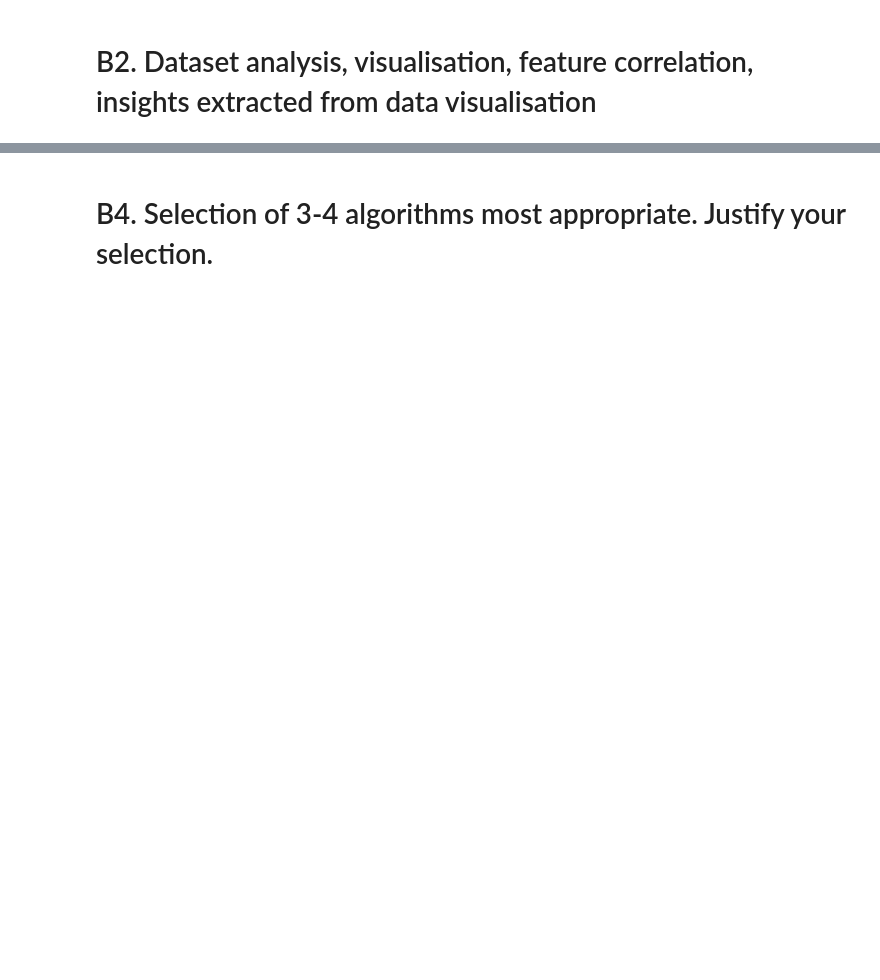
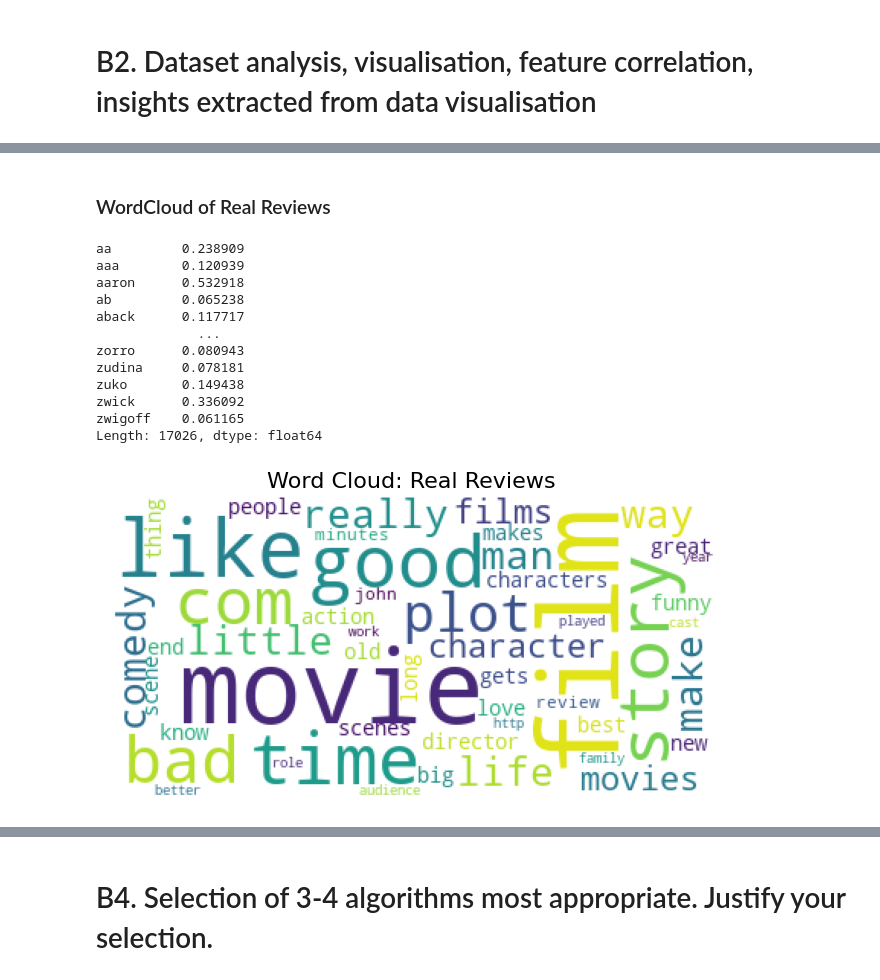
Before and after one commit to nilooy5/Fake_Movie_Review_Predictor, a Jupyter notebook: fake_movie_predictor.ipynb, the cells around one changed output, grey strips where cells are left out. Cells and saved outputs as stored; diff of their text form; code cells hidden in the pictures; blank space fills up the shorter version.

```diff
--- a/fake_movie_predictor.ipynb
+++ b/fake_movie_predictor.ipynb
@@ -103,0 +194,38 @@ print(reviews.head())
+# %% [markdown]
+### WordCloud of Real Reviews
+# %%
+# take rows where lable is 1
+real_reviews = reviews[reviews['label'] == 1]
+
+corpus = real_reviews['text'].tolist()
+
+vectorizer = TfidfVectorizer(stop_words='english')
+vecs = vectorizer.fit_transform(corpus)
+feature_names = vectorizer.get_feature_names()
+dense = vecs.todense()
+lst1 = dense.tolist()
+df = pd.DataFrame(lst1, columns=feature_names)
+print(df.T.sum(axis=1))
+cloud = WordCloud(background_color="white", max_words=50).generate_from_frequencies(df.T.sum(axis=1))
+plt.gca().imshow(cloud)
+plt.gca().set_title('Word Cloud: Real Reviews', fontdict=dict(size=16))
+plt.gca().axis('off')
+plt.subplots_adjust(wspace=0, hspace=0)
+plt.axis('off')
+plt.margins(x=0, y=0)
+plt.tight_layout()
+plt.show()
+# %% [output]
+aa         0.238909
+aaa        0.120939
+aaron      0.532918
+ab         0.065238
+aback      0.117717
+             ...
+zorro      0.080943
+zudina     0.078181
+zuko       0.149438
+zwick      0.336092
+zwigoff    0.061165
+Length: 17026, dtype: float64
+[figure, added]
```
Also changed, not shown: parts of 9 cells of this notebook.
